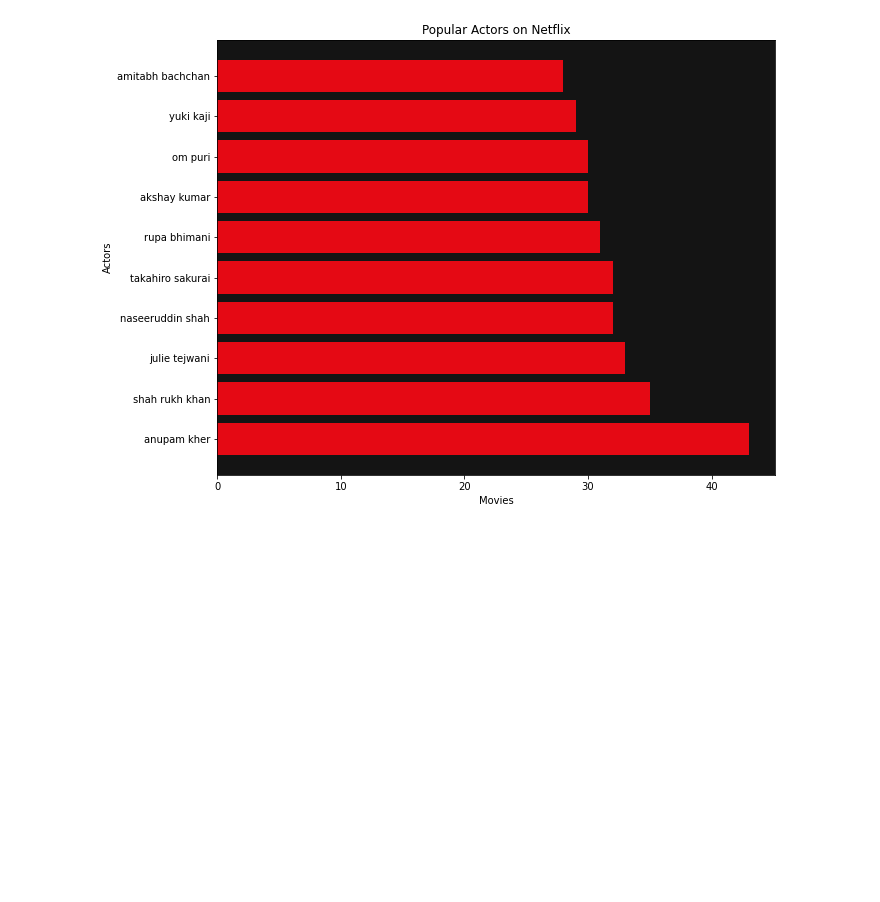
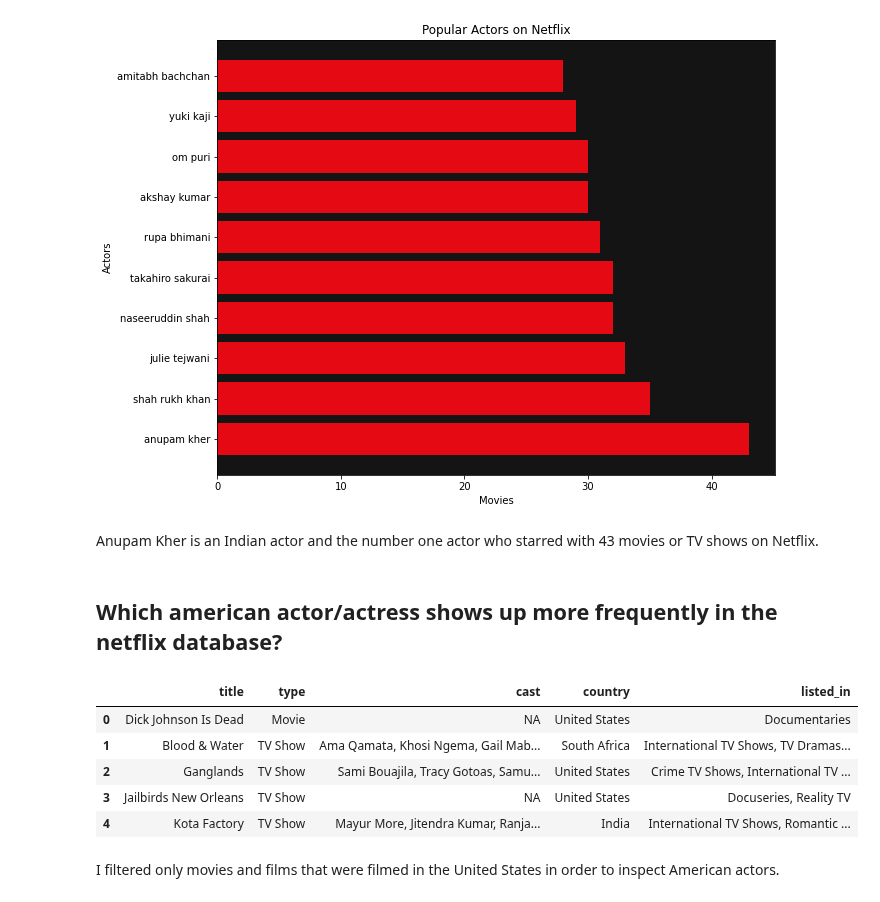
Before and after one commit to rony-guerra/Netflix_Analysis, a Jupyter notebook: Netflix_Analysis_v1.ipynb, the cells around one changed output. Cells and saved outputs as stored; diff of their text form; code cells hidden in the pictures; blank space fills up the shorter version.

```diff
--- a/Netflix_Analysis_v1.ipynb
+++ b/Netflix_Analysis_v1.ipynb
@@ -457,2 +490,19 @@ plt.show()
 # %% [output]
 [figure]
+# %% [markdown]
+Anupam Kher is an Indian actor and the number one actor who starred with 43 movies or TV shows on Netflix.
+# %% [markdown]
+## Which american actor/actress shows up more frequently in the netflix database?
+# %%
+movie_us_df = df[['title','type','cast','country','listed_in']]
+# %%
+movie_us_df.head()
+# %% [output]
+|  | title | type | cast | country | listed_in |
+| 0 | Dick Johnson Is Dead | Movie | NA | United States | Documentaries |
+| 1 | Blood & Water | TV Show | Ama Qamata, Khosi Ngema, Gail Mab... | South Africa | International TV Shows, TV Dramas... |
+| 2 | Ganglands | TV Show | Sami Bouajila, Tracy Gotoas, Samu... | United States | Crime TV Shows, International TV ... |
+| 3 | Jailbirds New Orleans | TV Show | NA | United States | Docuseries, Reality TV |
+| 4 | Kota Factory | TV Show | Mayur More, Jitendra Kumar, Ranja... | India | International TV Shows, Romantic ... |
+# %% [markdown]
+I filtered only movies and films that were filmed in the United States in order to inspect American actors.
```
Also changed, not shown: parts of 59 cells of this notebook.
